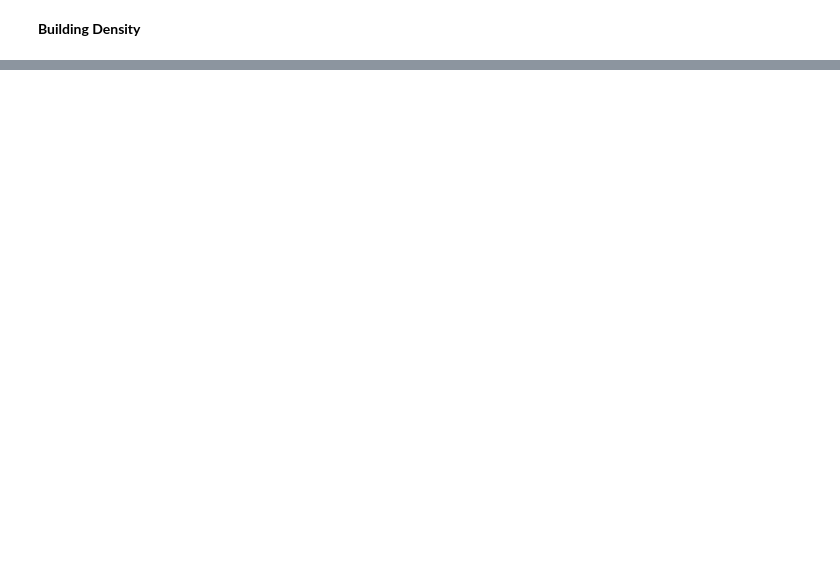
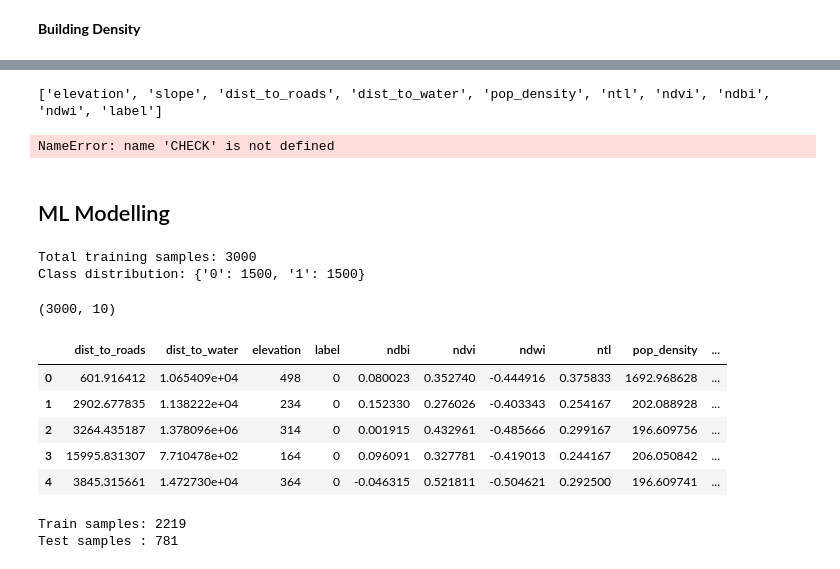
Before and after one commit to Surv-Lukmon/3mtt-GDS-C3-Demo, a Jupyter notebook: Notebook/notebook_demo_group1.ipynb, the cells around one changed output, grey strips where cells are left out. Saved outputs shown, nothing was run; the diff lists cells and outputs as text; code cells hidden in the pictures; blank space fills up the shorter version.

```diff
--- a/Notebook/notebook_demo_group1.ipynb
+++ b/Notebook/notebook_demo_group1.ipynb
@@ -594,0 +780,8 @@ Map(bottom=62694.0, center=[8.597315884206026, 7.814025878906251], controls=(Wid
+# %%
+# Keep two transitions: codes 0 and 1
+non_urban_2015 = urban_2015.eq(0)
+
+# The transition code (0 or 1) is already the label
+change_label = transition_15_22.updateMask(non_urban_2015).rename("label")
+
+print("Transition codes kept: 0 = stable non-urban, 1 = new urban (2015 - 2022)")
@@ -594,0 +815,15 @@ Map(bottom=62694.0, center=[8.597315884206026, 7.814025878906251], controls=(Wid
+# %%
+# Final training image: predictor stack + land cover transition layer
+training_image = (predictor_stack
+                  .addBands(change_label)
+                  .updateMask(non_urban_2015))
+
+print(training_image.bandNames().getInfo())
+# %% [output]
+['elevation', 'slope', 'dist_to_roads', 'dist_to_water', 'pop_density', 'ntl', 'ndvi', 'ndbi', 'ndwi', 'label']
+# %%
+CHECK
+# %% [output]
+NameError: name 'CHECK' is not defined
+# %% [markdown]
+## ML Modelling
@@ -594,0 +834,49 @@ Map(bottom=62694.0, center=[8.597315884206026, 7.814025878906251], controls=(Wid
+# %%
+# Stratified random sample
+NUM_POINTS_PER_CLASS = 1500
+
+samples = training_image.stratifiedSample(
+    numPoints=NUM_POINTS_PER_CLASS,
+    classBand="label",
+    region=aoi,
+    scale=30,
+    seed=42,
+    geometries=True,
+)
+
+print("Total training samples:", samples.size().getInfo())
+print("Class distribution:", samples.aggregate_histogram("label").getInfo())
+# %% [output]
+Total training samples: 3000
+Class distribution: {'0': 1500, '1': 1500}
+# %%
+# To pandas DataFrame from FC
+def fc_to_df(fc):
+    features = fc.getInfo()["features"]
+    rows = [f["properties"] for f in features]
+    return pd.DataFrame(rows)
+
+
+samples_df = fc_to_df(samples)
+samples_df = samples_df.dropna()
+print(samples_df.shape)
+display(samples_df.head())
+# %% [output]
+(3000, 10)
+|  | dist_to_roads | dist_to_water | elevation | label | ndbi | ndvi | ndwi | ntl | pop_density | ... |
+| 0 | 601.916412 | 1.065409e+04 | 498 | 0 | 0.080023 | 0.352740 | -0.444916 | 0.375833 | 1692.968628 | ... |
+| 1 | 2902.677835 | 1.138222e+04 | 234 | 0 | 0.152330 | 0.276026 | -0.403343 | 0.254167 | 202.088928 | ... |
+| 2 | 3264.435187 | 1.378096e+06 | 314 | 0 | 0.001915 | 0.432961 | -0.485666 | 0.299167 | 196.609756 | ... |
+| 3 | 15995.831307 | 7.710478e+02 | 164 | 0 | 0.096091 | 0.327781 | -0.419013 | 0.244167 | 206.050842 | ... |
+| 4 | 3845.315661 | 1.472730e+04 | 364 | 0 | -0.046315 | 0.521811 | -0.504621 | 0.292500 | 196.609741 | ... |
+# %%
+# Split samples into train/test. 75% training and 25% testing
+samples_split = samples.randomColumn("random", seed=42)
+train_samples = samples_split.filter(ee.Filter.lt("random", 0.75))
+test_samples = samples_split.filter(ee.Filter.gte("random", 0.75))
+
+print("Train samples:", train_samples.size().getInfo())
+print("Test samples :", test_samples.size().getInfo())
+# %% [output]
+Train samples: 2219
+Test samples : 781
```
Also changed, not shown: parts of 79 cells of this notebook.
